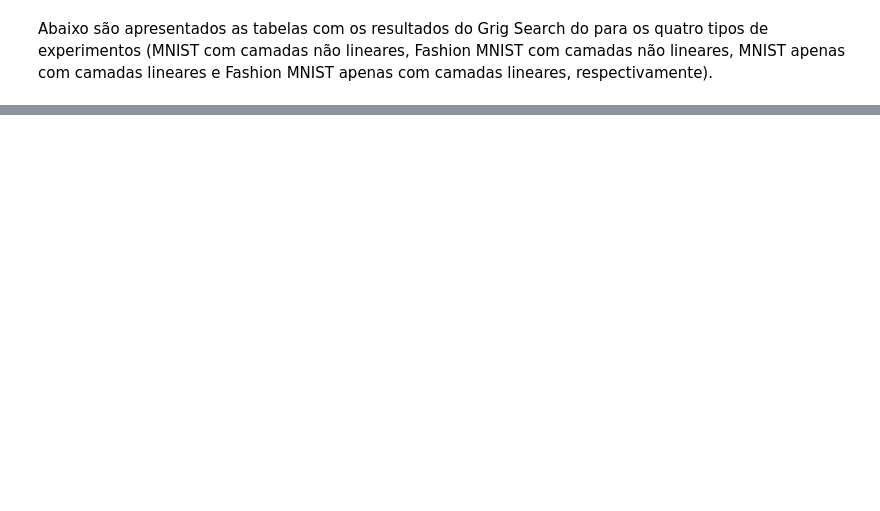
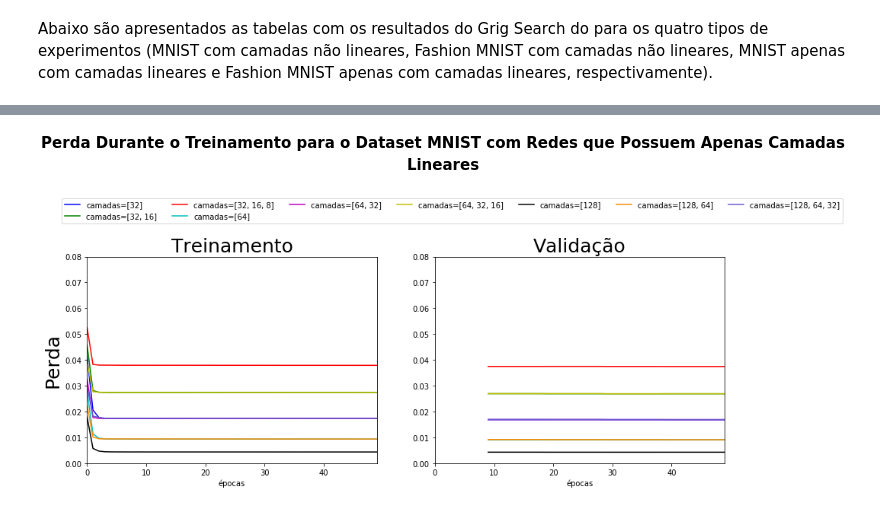
Before and after one commit to felipe-samuel/ExperimentosMLP, a Jupyter notebook: project_04-autoencoder_experiments.ipynb, the cells around one changed output, grey strips where cells are left out. Drawn from its saved outputs; the diff is of its cells as text; code cells hidden in the pictures; blank space fills up the shorter version.

```diff
--- a/project_04-autoencoder_experiments.ipynb
+++ b/project_04-autoencoder_experiments.ipynb
@@ -517,0 +450,8 @@ plot_learning_curve(models_results_f_mnist_linear, params, colors, 'camadas', yl
+# %%
+display(HTML(
+'<b><center>Perda Durante o Treinamento para o Dataset MNIST com Redes que Possuem Apenas Camadas Lineares'
+))
+plot_learning_curve(models_results_mnist_linear, params, colors, 'camadas', ylim=[0,0.08] )
+# %% [output]
+Perda Durante o Treinamento para o Dataset MNIST com Redes que Possuem Apenas Camadas Lineares
+[figure, added]
```
Also changed, not shown: parts of 51 cells of this notebook.
